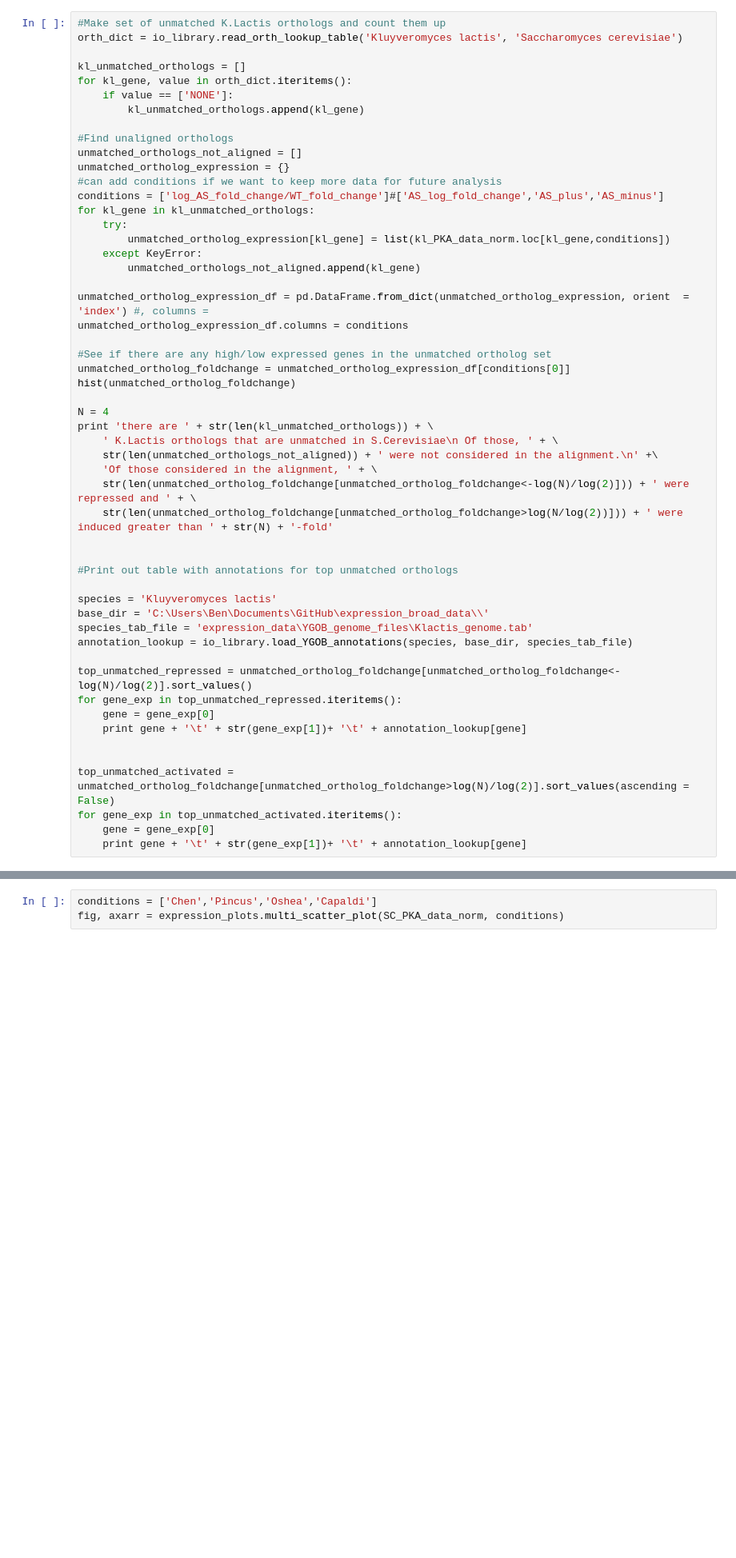
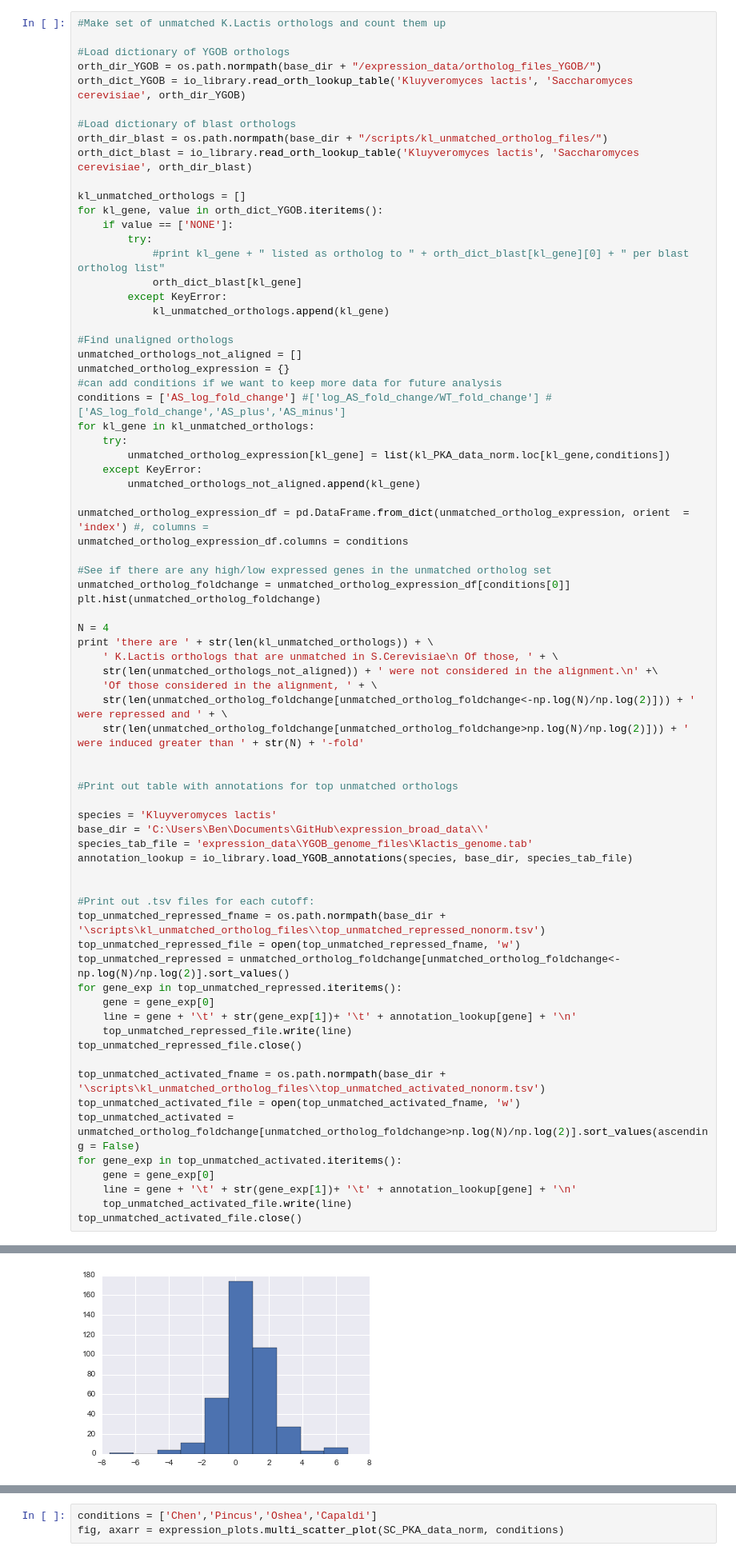
Before and after one commit to heineike02/yeast_esr_expression_analysis, a Jupyter notebook: scripts/KL_PKA_inhibition.ipynb, the cells around one changed output, grey strips where cells are left out. Shown at 80% size. Saved outputs shown, nothing was run; the diff lists cells and outputs as text; blank space fills up the shorter version.

```diff
--- a/scripts/KL_PKA_inhibition.ipynb
+++ b/scripts/KL_PKA_inhibition.ipynb
@@ -127,17 +106,28 @@ set(kl_PKA_data_norm['WT_log_fold_change'].sort_values()[:20].index) & set(unmat
 # %%
 #Make set of unmatched K.Lactis orthologs and count them up
-orth_dict = io_library.read_orth_lookup_table('Kluyveromyces lactis', 'Saccharomyces cerevisiae')
+
+#Load dictionary of YGOB orthologs
+orth_dir_YGOB = os.path.normpath(base_dir + "/expression_data/ortholog_files_YGOB/")
+orth_dict_YGOB = io_library.read_orth_lookup_table('Kluyveromyces lactis', 'Saccharomyces cerevisiae', orth_dir_YGOB)
+
+#Load dictionary of blast orthologs
+orth_dir_blast = os.path.normpath(base_dir + "/scripts/kl_unmatched_ortholog_files/")
+orth_dict_blast = io_library.read_orth_lookup_table('Kluyveromyces lactis', 'Saccharomyces cerevisiae', orth_dir_blast)
 
 kl_unmatched_orthologs = []
-for kl_gene, value in orth_dict.iteritems():
+for kl_gene, value in orth_dict_YGOB.iteritems():
     if value == ['NONE']:
-        kl_unmatched_orthologs.append(kl_gene)
+        try:
+            #print kl_gene + " listed as ortholog to " + orth_dict_blast[kl_gene][0] + " per blast ortholog list"
+            orth_dict_blast[kl_gene]
+        except KeyError:
+            kl_unmatched_orthologs.append(kl_gene)
 
 #Find unaligned orthologs
 unmatched_orthologs_not_aligned = []
 unmatched_ortholog_expression = {}
 #can add conditions if we want to keep more data for future analysis
-conditions = ['log_AS_fold_change/WT_fold_change']#['AS_log_fold_change','AS_plus','AS_minus']
+conditions = ['AS_log_fold_change'] #['log_AS_fold_change/WT_fold_change'] #['AS_log_fold_change','AS_plus','AS_minus']
 for kl_gene in kl_unmatched_orthologs:
     try:
         unmatched_ortholog_expression[kl_gene] = list(kl_PKA_data_norm.loc[kl_gene,conditions])
@@ -149,15 +139,15 @@ unmatched_ortholog_expression_df.columns = conditions
 
 #See if there are any high/low expressed genes in the unmatched ortholog set
 unmatched_ortholog_foldchange = unmatched_ortholog_expression_df[conditions[0]]
-hist(unmatched_ortholog_foldchange)
+plt.hist(unmatched_ortholog_foldchange)
 
 N = 4
 print 'there are ' + str(len(kl_unmatched_orthologs)) + \
     ' K.Lactis orthologs that are unmatched in S.Cerevisiae\n Of those, ' + \
     str(len(unmatched_orthologs_not_aligned)) + ' were not considered in the alignment.\n' +\
     'Of those considered in the alignment, ' + \
-    str(len(unmatched_ortholog_foldchange[unmatched_ortholog_foldchange<-log(N)/log(2)])) + ' were repressed and ' + \
-    str(len(unmatched_ortholog_foldchange[unmatched_ortholog_foldchange>log(N/log(2))])) + ' were induced greater than ' + str(N) + '-fold'
+    str(len(unmatched_ortholog_foldchange[unmatched_ortholog_foldchange<-np.log(N)/np.log(2)])) + ' were repressed and ' + \
+    str(len(unmatched_ortholog_foldchange[unmatched_ortholog_foldchange>np.log(N)/np.log(2)])) + ' were induced greater than ' + str(N) + '-fold'
 
 
 #Print out table with annotations for top unmatched orthologs
@@ -167,14 +157,23 @@ base_dir = 'C:\Users\Ben\Documents\GitHub\expression_broad_data\\'
 species_tab_file = 'expression_data\YGOB_genome_files\Klactis_genome.tab'
 annotation_lookup = io_library.load_YGOB_annotations(species, base_dir, species_tab_file)
 
-top_unmatched_repressed = unmatched_ortholog_foldchange[unmatched_ortholog_foldchange<-log(N)/log(2)].sort_values()
+
+#Print out .tsv files for each cutoff:
+top_unmatched_repressed_fname = os.path.normpath(base_dir + '\scripts\kl_unmatched_ortholog_files\\top_unmatched_repressed_nonorm.tsv')
+top_unmatched_repressed_file = open(top_unmatched_repressed_fname, 'w')
+top_unmatched_repressed = unmatched_ortholog_foldchange[unmatched_ortholog_foldchange<-np.log(N)/np.log(2)].sort_values()
 for gene_exp in top_unmatched_repressed.iteritems():
     gene = gene_exp[0]
-    print gene + '\t' + str(gene_exp[1])+ '\t' + annotation_lookup[gene]
+    line = gene + '\t' + str(gene_exp[1])+ '\t' + annotation_lookup[gene] + '\n'
+    top_unmatched_repressed_file.write(line)
+top_unmatched_repressed_file.close()
 
-
-top_unmatched_activated = unmatched_ortholog_foldchange[unmatched_ortholog_foldchange>log(N)/log(2)].sort_values(ascending = False)
+top_unmatched_activated_fname = os.path.normpath(base_dir + '\scripts\kl_unmatched_ortholog_files\\top_unmatched_activated_nonorm.tsv')
+top_unmatched_activated_file = open(top_unmatched_activated_fname, 'w')
+top_unmatched_activated = unmatched_ortholog_foldchange[unmatched_ortholog_foldchange>np.log(N)/np.log(2)].sort_values(ascending = False)
 for gene_exp in top_unmatched_activated.iteritems():
     gene = gene_exp[0]
-    print gene + '\t' + str(gene_exp[1])+ '\t' + annotation_lookup[gene]
+    line = gene + '\t' + str(gene_exp[1])+ '\t' + annotation_lookup[gene] + '\n'
+    top_unmatched_activated_file.write(line)
+top_unmatched_activated_file.close()
 # %% [output]
@@ -182,3 +183,4 @@ ValueError: Length mismatch: Expected axis has 0 elements, new values have 1 ele
+[figure, added]
 # %%
 #Plot Scatter plot of ortholog fold change (with and without pairing most similar ortholog)
 
```
Also changed, not shown: parts of 13 cells of this notebook, 7 other files.
